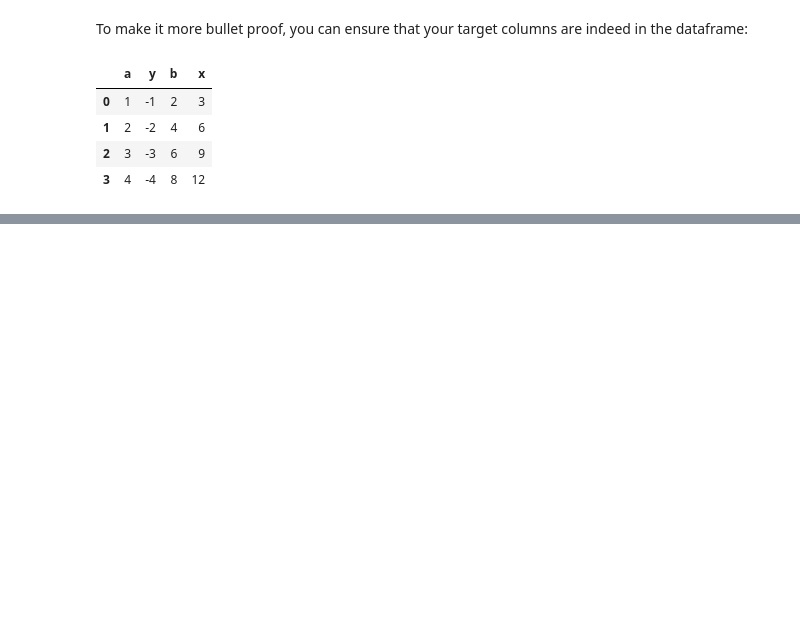
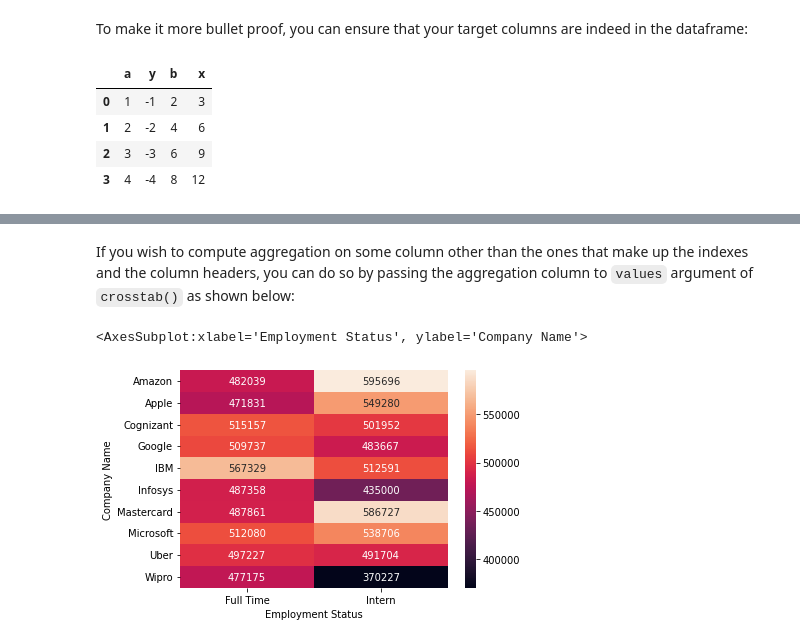
Before and after one commit to jalwalb2765/python_resources, a Jupyter notebook: 4_pandas.ipynb, the cells around one changed output, grey strips where cells are left out. Cells and saved outputs as stored; diff of their text form; code cells hidden in the pictures; blank space fills up the shorter version.

```diff
--- a/4_pandas.ipynb
+++ b/4_pandas.ipynb
@@ -1893,0 +2169,12 @@ df
+# %% [markdown]
+If you wish to compute aggregation on some column other than the ones that make up the indexes and the column headers, you can do so by passing the aggregation column to `values` argument of `crosstab()` as shown below:
+# %%
+result_crosstab = pd.crosstab(index = data["Company Name"],
+                              columns=data["Employment Status"],
+                              values = data["Employee Salary"],
+                              aggfunc=np.mean)
+
+sns.heatmap(result_crosstab, annot = True, fmt = 'g')
+# %% [output]
+<AxesSubplot:xlabel='Employment Status', ylabel='Company Name'>
+[figure, added]
```
Also changed, not shown: parts of 50 cells of this notebook, 1 other file.
